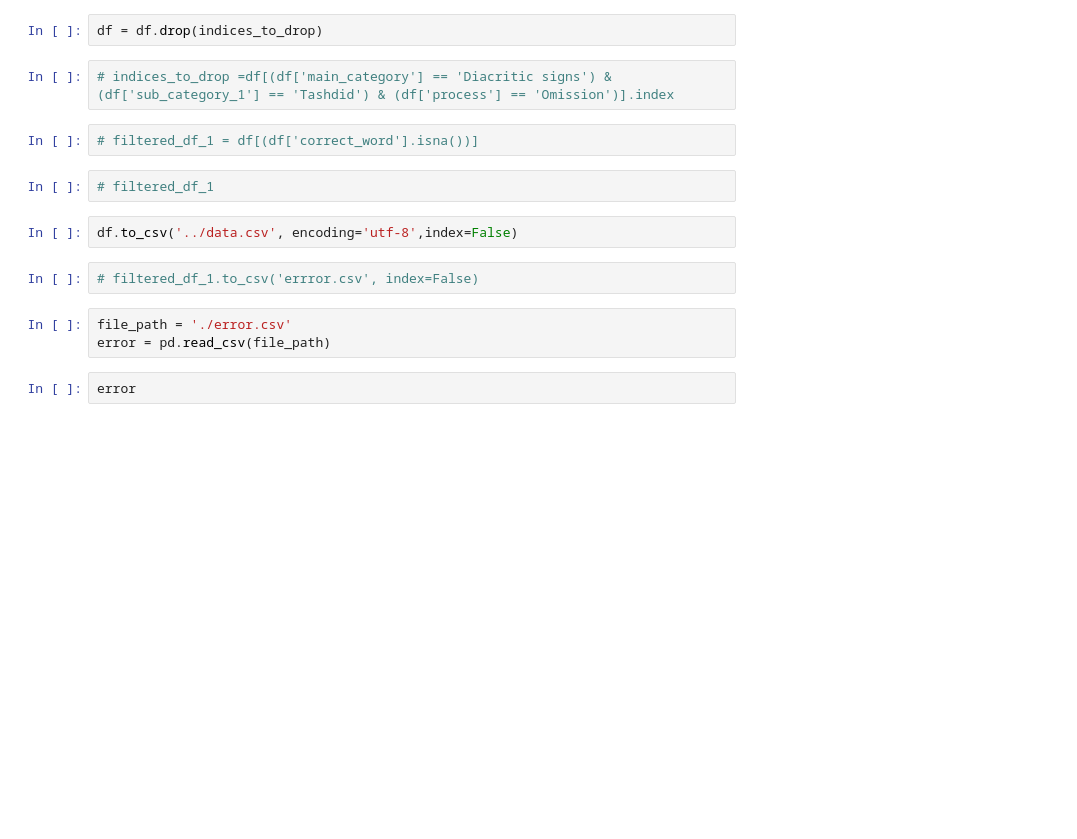
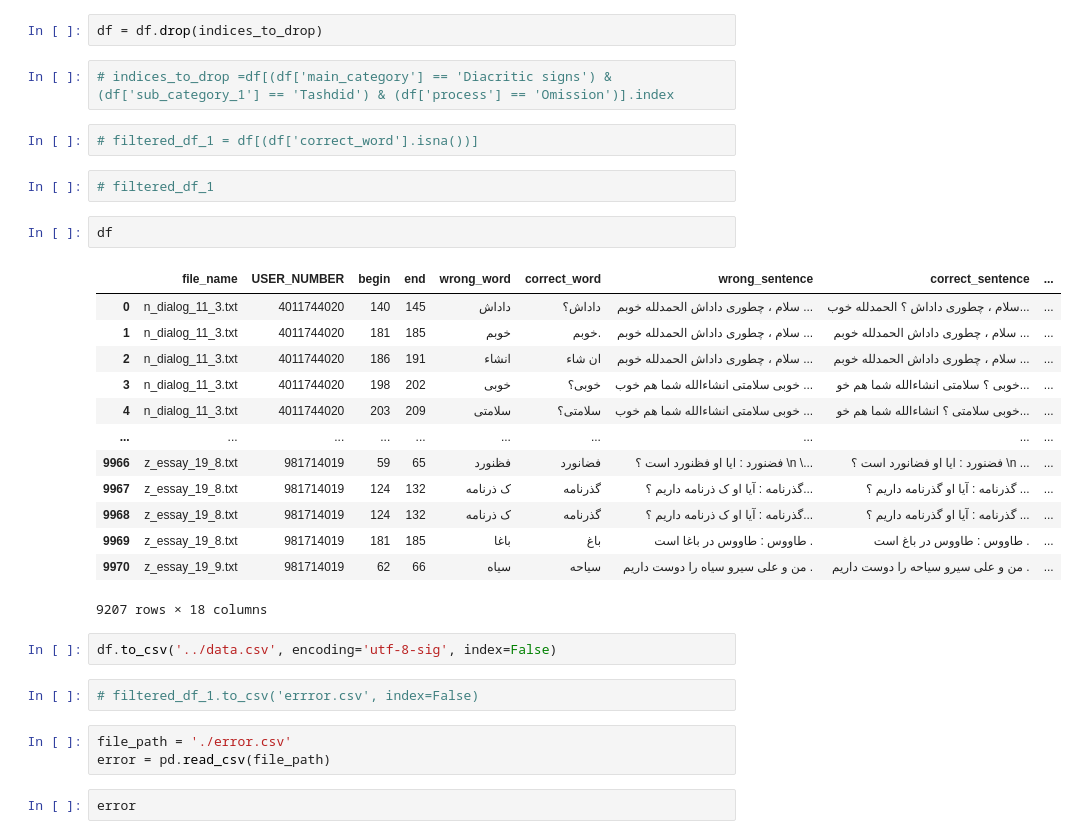
Before and after one commit to hoomanhonarvar/persian_Spell_Correction-_for_non-native, a Jupyter notebook: data/Data Correction/Modifying_Tashdid_data.ipynb, the cells around one changed output. Saved outputs shown, nothing was run; the diff lists cells and outputs as text; blank space fills up the shorter version.

```diff
--- a/data/Data Correction/Modifying_Tashdid_data.ipynb
+++ b/data/Data Correction/Modifying_Tashdid_data.ipynb
@@ -36,8 +36,24 @@ df = df.drop(indices_to_drop)
 # filtered_df_1 = df[(df['correct_word'].isna())]
 # %%
 # filtered_df_1
+# %%
+df
+# %% [output]
+|  | file_name | USER_NUMBER | begin | end | wrong_word | correct_word | wrong_sentence | correct_sentence | ... |
+| 0 | n_dialog_11_3.txt | 4011744020 | 140 | 145 | داداش | داداش؟ | سلام ، چطوری داداش الحمدلله خوبم ... | سلام ، چطوری داداش ؟ الحمدلله خوب... | ... |
+| 1 | n_dialog_11_3.txt | 4011744020 | 181 | 185 | خوبم | خوبم. | سلام ، چطوری داداش الحمدلله خوبم ... | سلام ، چطوری داداش الحمدلله خوبم ... | ... |
+| 2 | n_dialog_11_3.txt | 4011744020 | 186 | 191 | انشاء | ان شاء | سلام ، چطوری داداش الحمدلله خوبم ... | سلام ، چطوری داداش الحمدلله خوبم ... | ... |
+| 3 | n_dialog_11_3.txt | 4011744020 | 198 | 202 | خوبی | خوبی؟ | خوبی سلامتی انشاءالله شما هم خوب ... | خوبی ؟ سلامتی انشاءالله شما هم خو... | ... |
+| 4 | n_dialog_11_3.txt | 4011744020 | 203 | 209 | سلامتی | سلامتی؟ | خوبی سلامتی انشاءالله شما هم خوب ... | خوبی سلامتی ؟ انشاءالله شما هم خو... | ... |
+| ... | ... | ... | ... | ... | ... | ... | ... | ... | ... |
+| 9966 | z_essay_19_8.txt | 981714019 | 59 | 65 | فظنورد | فضانورد | فضنورد : ایا او فظنورد است ؟ \n \... | فضنورد : ایا او فضانورد است ؟ \n ... | ... |
+| 9967 | z_essay_19_8.txt | 981714019 | 124 | 132 | ک ذرنامه | گذرنامه | گذرنامه : آیا او ک ذرنامه داریم ؟... | گذرنامه : آیا او گذرنامه داریم ؟ ... | ... |
+| 9968 | z_essay_19_8.txt | 981714019 | 124 | 132 | ک ذرنامه | گذرنامه | گذرنامه : آیا او ک ذرنامه داریم ؟... | گذرنامه : آیا او گذرنامه داریم ؟ ... | ... |
+| 9969 | z_essay_19_8.txt | 981714019 | 181 | 185 | باغا | باغ | طاووس : طاووس در باغا است . | طاووس : طاووس در باغ است . | ... |
+| 9970 | z_essay_19_9.txt | 981714019 | 62 | 66 | سیاه | سیاحه | من و علی سیرو سیاه را دوست داریم . | من و علی سیرو سیاحه را دوست داریم . | ... |
+9207 rows × 18 columns
 # %%
-df.to_csv('../data.csv', encoding='utf-8',index=False)
+df.to_csv('../data.csv', encoding='utf-8-sig', index=False)
 # %%
 # filtered_df_1.to_csv('errror.csv', index=False)
 # %%
```
Also changed, not shown: parts of 1 cell of this notebook, 3 other files.
